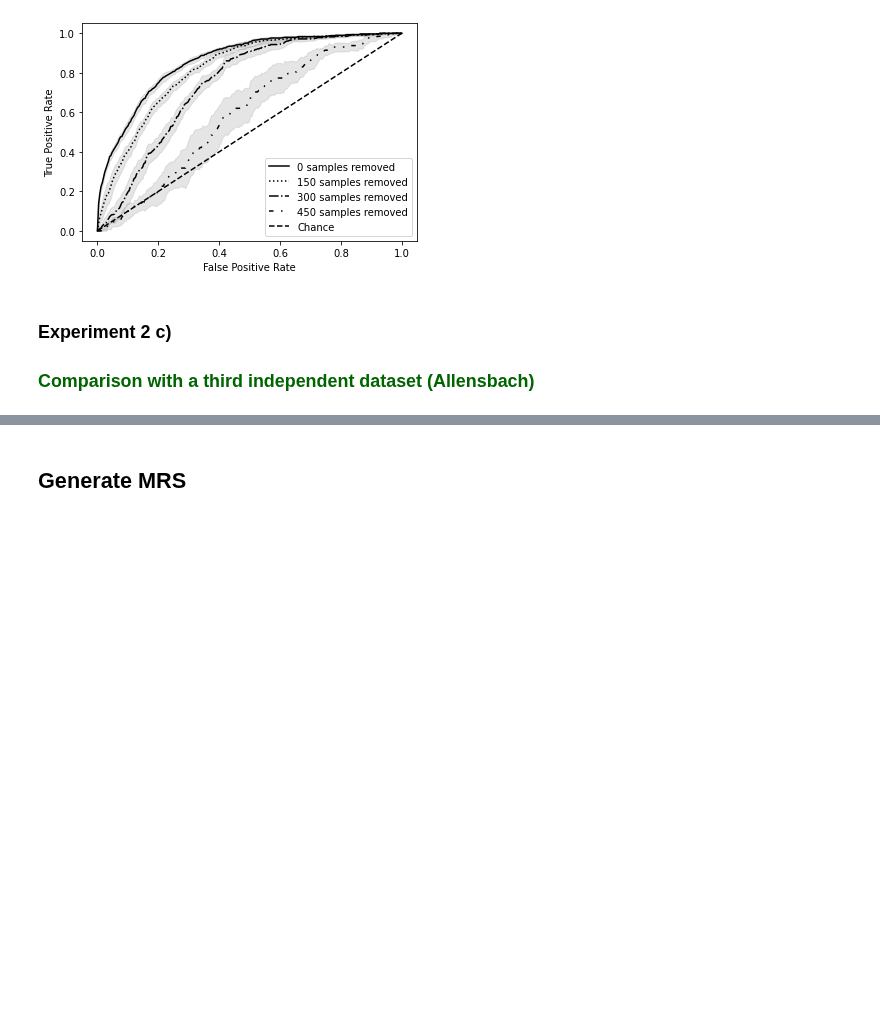
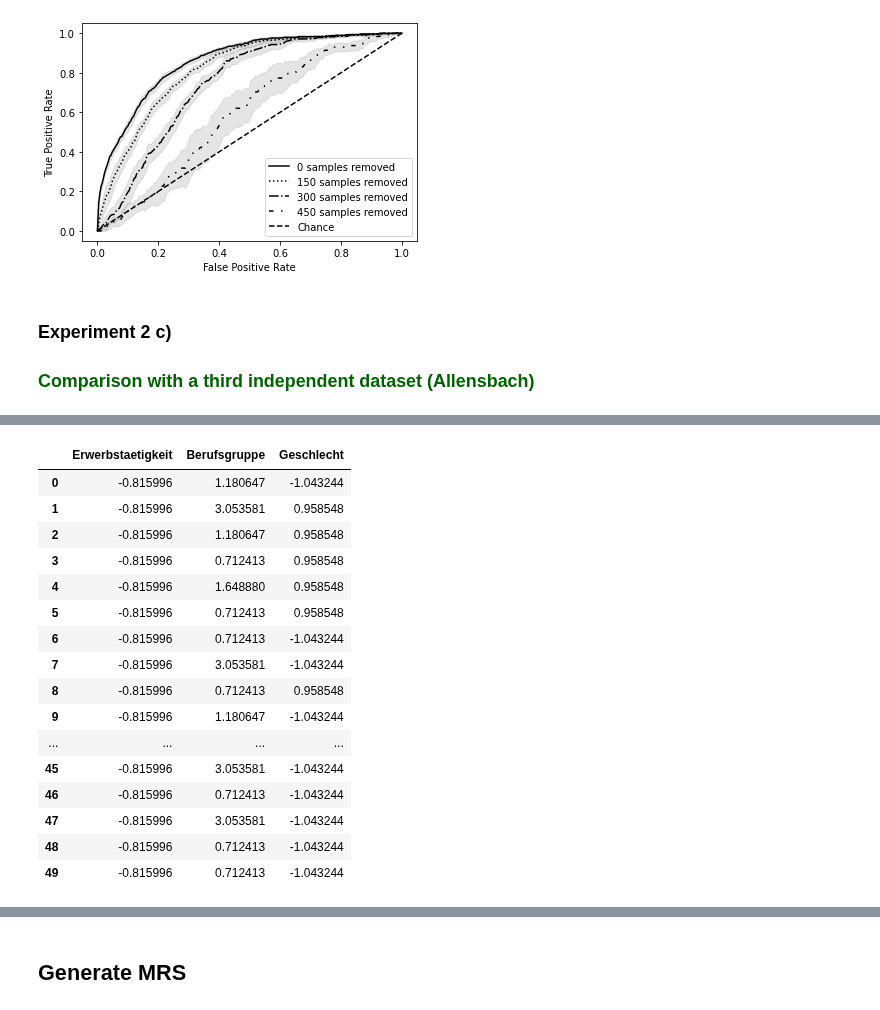
Before and after one commit to laksannathan/maximal-representative-sampling, a Jupyter notebook: src/Maximal Representative Sampling.ipynb, the cells around one changed output, grey strips where cells are left out. Cells and saved outputs as stored; diff of their text form; code cells hidden in the pictures; blank space fills up the shorter version.

```diff
--- a/src/Maximal Representative Sampling.ipynb
+++ b/src/Maximal Representative Sampling.ipynb
@@ -828,3 +813,29 @@ scaled_gesis_gbs[gbs_scaling_columns] = scaler_gesis.fit_transform(scaled_gesis_
+# %%
+# calculate with allensbach
+scaled_allensbach_gbs = allensbach.copy(deep=True)
+scaled_gesis_checking = gesis.copy(deep=True)
+
+all_scaler = StandardScaler()
+all_scaler = all_scaler.fit(pd.concat([scaled_allensbach_gbs[all_columns], scaled_gesis_checking[all_columns]]))
+
+
+scaler_allensbach = StandardScaler()
+scaled_allensbach_gbs[allensbach_columns] = scaler_allensbach.fit_transform(scaled_allensbach_gbs[allensbach_columns])
+scaled_allensbach_gbs[all_columns] = all_scaler.transform(scaled_allensbach_gbs[all_columns])
+scaled_gesis_checking[all_columns] = all_scaler.transform(scaled_gesis_checking[all_columns])
+
+
+# calculate with gesis
+scaled_gesis_gbs = gesis_gbs.copy(deep=True)
+scaled_allensbach_checking = allensbach[allensbach['label']==0].copy(deep=True)
+
+all_scaler = StandardScaler()
+scaler_gesis = StandardScaler()
+all_scaler = all_scaler.fit(pd.concat([scaled_gesis_gbs[all_columns], scaled_allensbach_checking[all_columns]]))
+scaled_gesis_gbs[all_columns] = all_scaler.transform(scaled_gesis_gbs[all_columns])
+scaled_gesis_gbs[gesis_columns] = scaler_gesis.fit_transform(scaled_gesis_gbs[gesis_columns])
+
+scaled_allensbach_checking[all_columns] = all_scaler.transform(scaled_allensbach_checking[all_columns])
 # %%
 def repeated_MRS_with_third_dataset(df, columns, temperature, comparing_dataset, comparing_dataset_columns,
                                     number_of_splits, number_of_iterations,
@@ -877,3 +888,23 @@ def repeated_MRS_with_third_dataset(df, columns, temperature, comparing_dataset,
         if len(N)-drop <= cv or len(N)-drop <= number_of_splits:
             break
     return N, auc, comparison_auc
+# %%
+scaled_allensbach_gbs[scaled_allensbach_gbs['label']==1][all_columns].head(50)
+# %% [output]
+|  | Erwerbstaetigkeit | Berufsgruppe | Geschlecht |
+| 0 | -0.815996 | 1.180647 | -1.043244 |
+| 1 | -0.815996 | 3.053581 | 0.958548 |
+| 2 | -0.815996 | 1.180647 | 0.958548 |
+| 3 | -0.815996 | 0.712413 | 0.958548 |
+| 4 | -0.815996 | 1.648880 | 0.958548 |
+| 5 | -0.815996 | 0.712413 | 0.958548 |
+| 6 | -0.815996 | 0.712413 | -1.043244 |
+| 7 | -0.815996 | 3.053581 | -1.043244 |
+| 8 | -0.815996 | 0.712413 | 0.958548 |
+| 9 | -0.815996 | 1.180647 | -1.043244 |
+| ... | ... | ... | ... |
+| 45 | -0.815996 | 3.053581 | -1.043244 |
+| 46 | -0.815996 | 0.712413 | -1.043244 |
+| 47 | -0.815996 | 3.053581 | -1.043244 |
+| 48 | -0.815996 | 0.712413 | -1.043244 |
+| 49 | -0.815996 | 0.712413 | -1.043244 |
```
Also changed, not shown: parts of 11 cells of this notebook, 17 other files.
